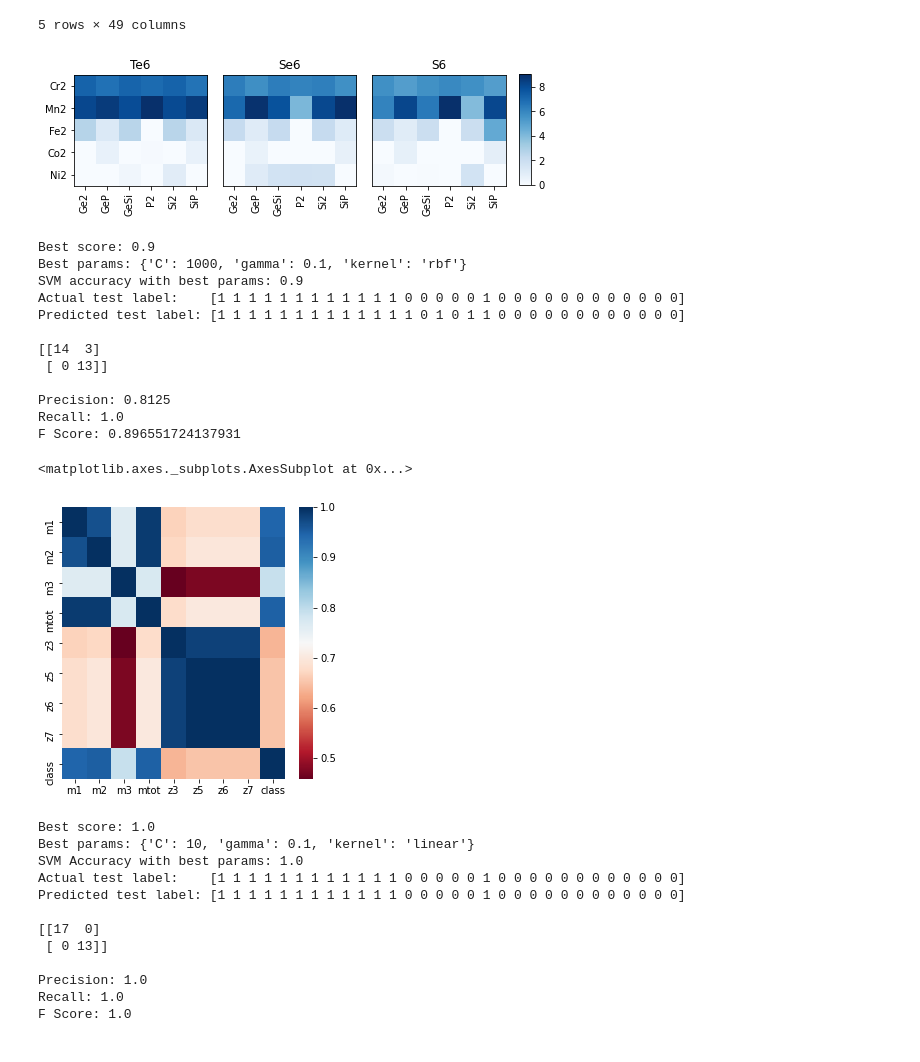
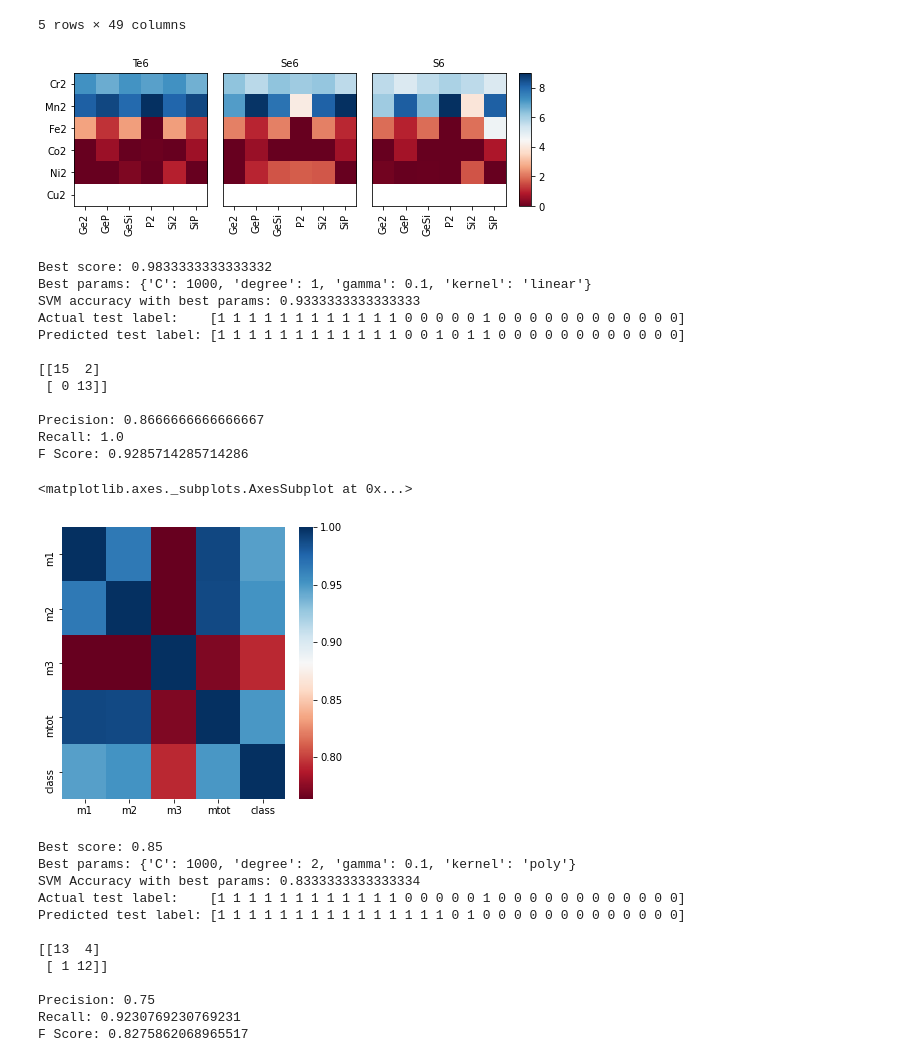
Before and after one commit to maarlf/vasp, a Jupyter notebook: notebooks/svm_classifier.ipynb, the cells around one changed output. Cells and saved outputs as stored; diff of their text form; code cells hidden in the pictures.

```diff
--- a/notebooks/svm_classifier.ipynb
+++ b/notebooks/svm_classifier.ipynb
@@ -59,48 +59,48 @@ piv_Se = pd.pivot_table(df_train.query('x == "Se6"'), values="mtot",
 piv_S = pd.pivot_table(df_test.query('x == "S6"'), values="mtot",
                        index=["a"], columns=["b"], fill_value=0)
 
-new_index = ['Cr2', 'Mn2', 'Fe2', 'Co2',
-             'Ni2']
-
-
-zs = np.concatenate([piv_Te, piv_Se, piv_S], axis=0)
-min_, max_ = zs.min(), zs.max()
+new_index = [
+#              'Ti2', 'V2',
+             'Cr2', 'Mn2', 'Fe2', 'Co2',
+             'Ni2', 'Cu2',
+#              'Y2', 'Nb2', 'Ru2'
+            ]
 
 piv_Te = piv_Te.reindex(new_index)
 piv_Se = piv_Se.reindex(new_index)
 piv_S = piv_S.reindex(new_index)
 
 fig, ax = plt.subplots(1, 3)
-im_Te = ax[0].imshow(piv_Te, cmap="Blues")
-im_Se = ax[1].imshow(piv_Se, cmap="Blues")
-im_S = ax[2].imshow(piv_S, cmap="Blues")
+im_Te = ax[0].imshow(piv_Te, cmap="RdBu")
+im_Se = ax[1].imshow(piv_Se, cmap="RdBu")
+im_S = ax[2].imshow(piv_S, cmap="RdBu")
 
 cax = fig.add_axes([ax[2].get_position().x1 + 1.13,
-                    ax[2].get_position().y0 - 0.05,
+                    ax[2].get_position().y0 - 0.065,
                     0.03,
-                    ax[2].get_position().height + 0.1])
+                    ax[2].get_position().height + 0.123])
 
 fig.colorbar(im_S, ax=ax[2], cax=cax)
 
-ax[0].set_title('Te6')
+ax[0].set_title('Te6', fontsize=10)
 ax[0].set_xticks(range(len(piv_Te.columns)))
 ax[0].set_yticks(range(len(piv_Te.index)))
 ax[0].set_xticklabels(piv_Te.columns, rotation=90)
 ax[0].set_yticklabels(piv_Te.index)
 
-ax[1].set_title('Se6')
+ax[1].set_title('Se6', fontsize=10)
 ax[1].set_xticks(range(len(piv_Se.columns)))
 ax[1].set_yticks([])
 ax[1].set_xticklabels(piv_Se.columns, rotation=90)
 
-ax[2].set_title('S6')
+ax[2].set_title('S6', fontsize=10)
 ax[2].set_xticks(range(len(piv_S.columns)))
 ax[2].set_yticks([])
 ax[2].set_xticklabels(piv_S.columns, rotation=90)
 
 plt.tight_layout()
 plt.subplots_adjust(left=1, right=2)
 plt.show()
 # %% [output]
-[figure, old version]
+[figure, new version]
 # %%
@@ -114,10 +130,11 @@ param_grid = {
 # %%
-grid1 = GridSearchCV(estimator=SVC(), param_grid=param_grid, cv=5, refit=True)
+grid1 = GridSearchCV(estimator=SVC(), param_grid=param_grid, cv=KFold(n_splits=n_folds),
+                     refit=True)
 grid1.fit(X_train_norm, y_train)
 
 y_pred1 = grid1.predict(X_test_norm)
 
-print('Best score: {}'.format(grid1.score(X_test_norm, y_test)))
+print('Best score: {}'.format(grid1.best_score_))
 print('Best params: {}'.format(grid1.best_params_))
 
 print('SVM accuracy with best params: {}'.format(accuracy_score(y_pred1, y_test)))
@@ -130,29 +147,29 @@ print('Precision: {}'.format(precision_score(y_test, y_pred1)))
 print('Recall: {}'.format(recall_score(y_test, y_pred1)))
 print('F Score: {}'.format(f1_score(y_test, y_pred1)))
 # %% [output]
-Best score: 0.9
-Best params: {'C': 1000, 'gamma': 0.1, 'kernel': 'rbf'}
-SVM accuracy with best params: 0.9
+Best score: 0.9833333333333332
+Best params: {'C': 1000, 'degree': 1, 'gamma': 0.1, 'kernel': 'linear'}
+SVM accuracy with best params: 0.9333333333333333
 Actual test label:    [1 1 1 1 1 1 1 1 1 1 1 1 0 0 0 0 0 1 0 0 0 0 0 0 0 0 0 0 0 0]
-Predicted test label: [1 1 1 1 1 1 1 1 1 1 1 1 1 0 1 0 1 1 0 0 0 0 0 0 0 0 0 0 0 0]
+Predicted test label: [1 1 1 1 1 1 1 1 1 1 1 1 0 0 1 0 1 1 0 0 0 0 0 0 0 0 0 0 0 0]
 
-[[14  3]
+[[15  2]
  [ 0 13]]
 
-Precision: 0.8125
+Precision: 0.8666666666666667
 Recall: 1.0
-F Score: 0.896551724137931
+F Score: 0.9285714285714286
 # %%
 # selected = ['m1', 'm2', 'm3', 'mtot', 'n_el', 'tot_en', 'z3', 'z5', 'z6', 'z7']
-selected = ['m1', 'm2', 'm3', 'mtot', 'z3', 'z5', 'z6', 'z7']
-# selected = ['m1', 'm2', 'm3', 'mtot']
+# selected = ['m1', 'm2', 'm3', 'mtot', 'z3', 'z5', 'z6', 'z7']
+selected = ['m1', 'm2', 'm3', 'mtot']
 
 plt.figure(figsize=(5, 5))
 df_corr = pd.concat([pd.DataFrame(X_train, columns=selected), df_train['class']], axis=1)
 sns.heatmap(df_corr.corr(), annot=False, cmap='RdBu')
 # %% [output]
 <matplotlib.axes._subplots.AxesSubplot at 0x...>
-[figure, old version]
+[figure, new version]
 # %%
 X_train2 = df_train[selected]
 X_train2_norm = normalizer.fit_transform(X_train2)
@@ -160,12 +177,13 @@ X_train2_norm = normalizer.fit_transform(X_train2)
 X_test2 = df_test[selected]
 X_test2_norm = normalizer.fit_transform(X_test2)
 # %%
-grid2 = GridSearchCV(estimator=SVC(), param_grid=param_grid, cv=5, refit=True)
+grid2 = GridSearchCV(estimator=SVC(), param_grid=param_grid, cv=KFold(n_splits=n_folds),
+                     refit=True)
 grid2.fit(X_train2_norm, y_train)
 
 y_pred2 = grid2.predict(X_test2_norm)
 
-print('Best score: {}'.format(grid2.score(X_test2_norm, y_test)))
+print('Best score: {}'.format(grid2.best_score_))
 print('Best params: {}'.format(grid2.best_params_))
 
 print('SVM Accuracy with best params: {}'.format(accuracy_score(y_pred2, y_test)))
@@ -178,18 +196,18 @@ print('Precision: {}'.format(precision_score(y_test, y_pred2)))
 print('Recall: {}'.format(recall_score(y_test, y_pred2)))
 print('F Score: {}'.format(f1_score(y_test, y_pred2)))
 # %% [output]
-Best score: 1.0
-Best params: {'C': 10, 'gamma': 0.1, 'kernel': 'linear'}
-SVM Accuracy with best params: 1.0
+Best score: 0.85
+Best params: {'C': 1000, 'degree': 2, 'gamma': 0.1, 'kernel': 'poly'}
+SVM Accuracy with best params: 0.8333333333333334
 Actual test label:    [1 1 1 1 1 1 1 1 1 1 1 1 0 0 0 0 0 1 0 0 0 0 0 0 0 0 0 0 0 0]
-Predicted test label: [1 1 1 1 1 1 1 1 1 1 1 1 0 0 0 0 0 1 0 0 0 0 0 0 0 0 0 0 0 0]
+Predicted test label: [1 1 1 1 1 1 1 1 1 1 1 1 1 1 1 0 1 0 0 0 0 0 0 0 0 0 0 0 0 0]
 
-[[17  0]
- [ 0 13]]
+[[13  4]
+ [ 1 12]]
 
-Precision: 1.0
-Recall: 1.0
-F Score: 1.0
+Precision: 0.75
+Recall: 0.9230769230769231
+F Score: 0.8275862068965517
 # %%
 pca = PCA(n_components=2)
 pca2 = PCA(n_components=2)
```
Also changed, not shown: parts of 7 cells of this notebook, 1 other file.
